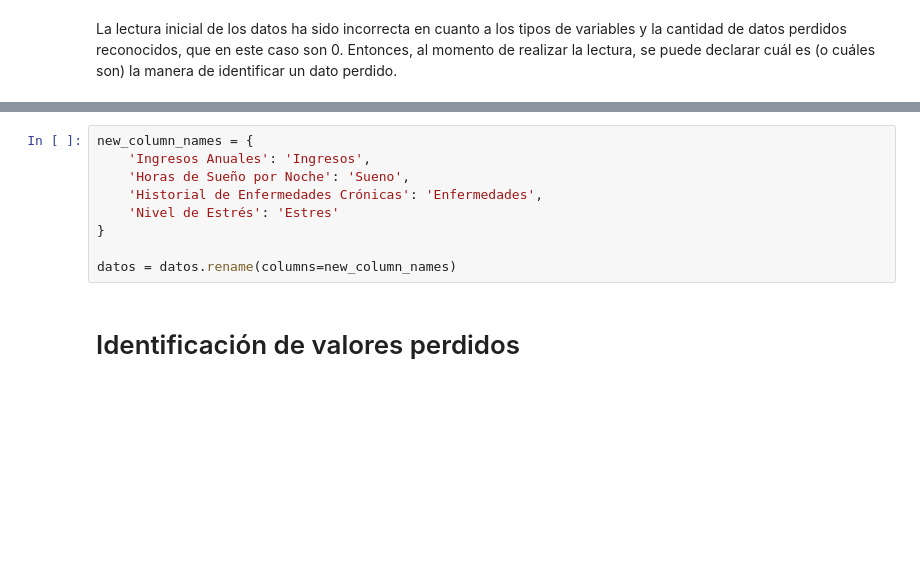
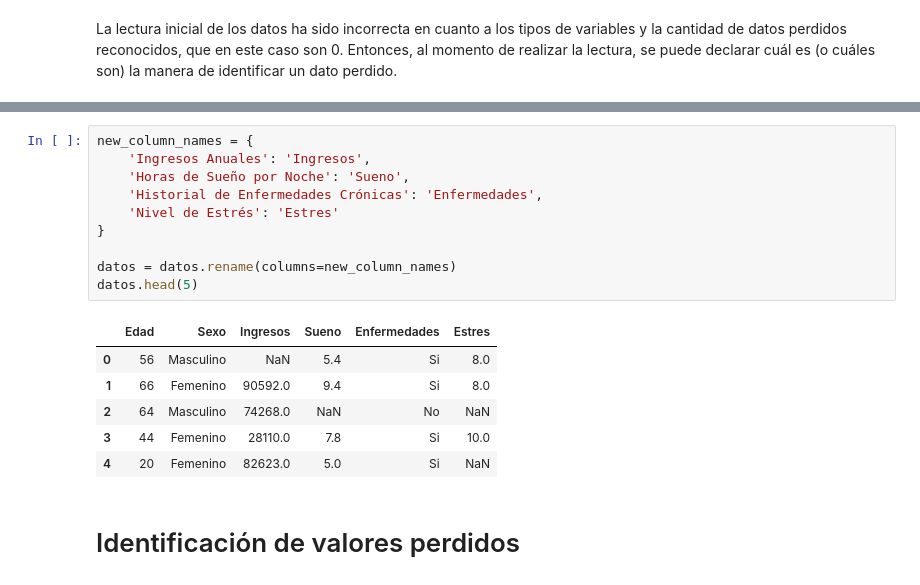
Before and after one commit to jeguns/EP7173, a Jupyter notebook: Unidad 03/03_Tratamiento_de_valores_perdidos_descripción_y_mecanismos.ipynb, the cells around one changed output, grey strips where cells are left out. Saved outputs shown, nothing was run; the diff lists cells and outputs as text; blank space fills up the shorter version.

```diff
--- a/Unidad 03/03_Tratamiento_de_valores_perdidos_descripción_y_mecanismos.ipynb
+++ b/Unidad 03/03_Tratamiento_de_valores_perdidos_descripción_y_mecanismos.ipynb
@@ -37,12 +59,20 @@ datos.info()
 # %%
 new_column_names = {
     'Ingresos Anuales': 'Ingresos',
     'Horas de Sueño por Noche': 'Sueno',
     'Historial de Enfermedades Crónicas': 'Enfermedades',
     'Nivel de Estrés': 'Estres'
 }
 
 datos = datos.rename(columns=new_column_names)
+datos.head(5)
+# %% [output]
+|  | Edad | Sexo | Ingresos | Sueno | Enfermedades | Estres |
+| 0 | 56 | Masculino | NaN | 5.4 | Si | 8.0 |
+| 1 | 66 | Femenino | 90592.0 | 9.4 | Si | 8.0 |
+| 2 | 64 | Masculino | 74268.0 | NaN | No | NaN |
+| 3 | 44 | Femenino | 28110.0 | 7.8 | Si | 10.0 |
+| 4 | 20 | Femenino | 82623.0 | 5.0 | Si | NaN |
 # %% [markdown]
 # Identificación de valores perdidos
 # %% [markdown]
```
Also changed, not shown: parts of 35 cells of this notebook.
